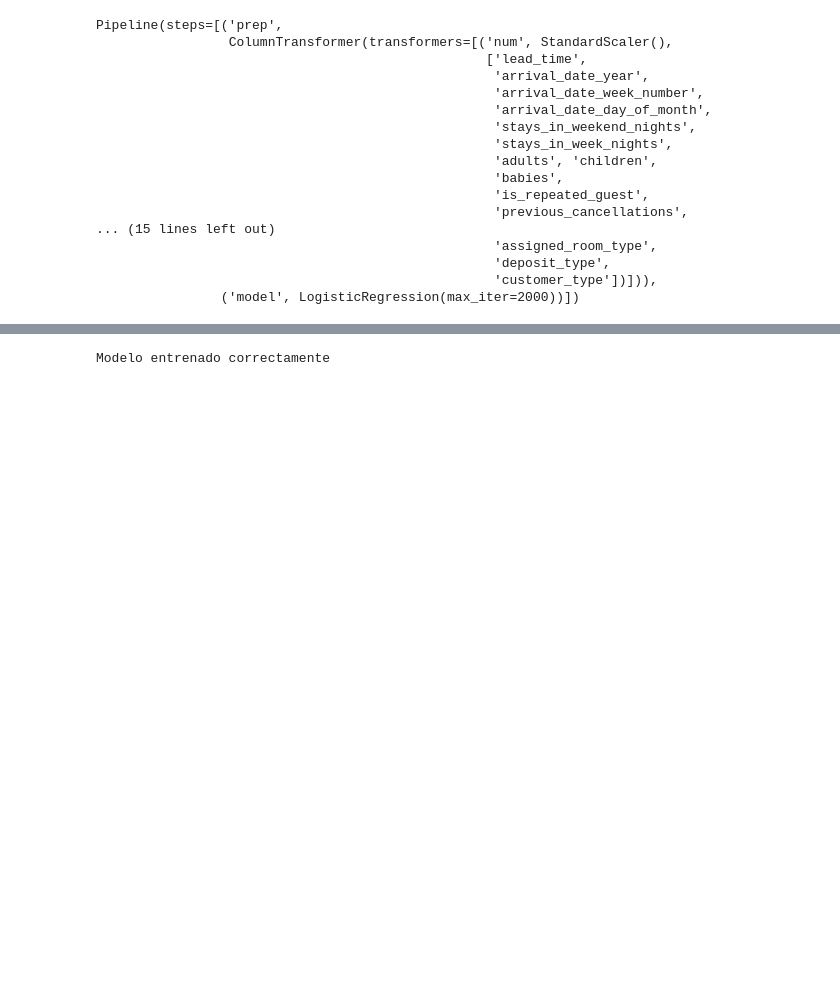
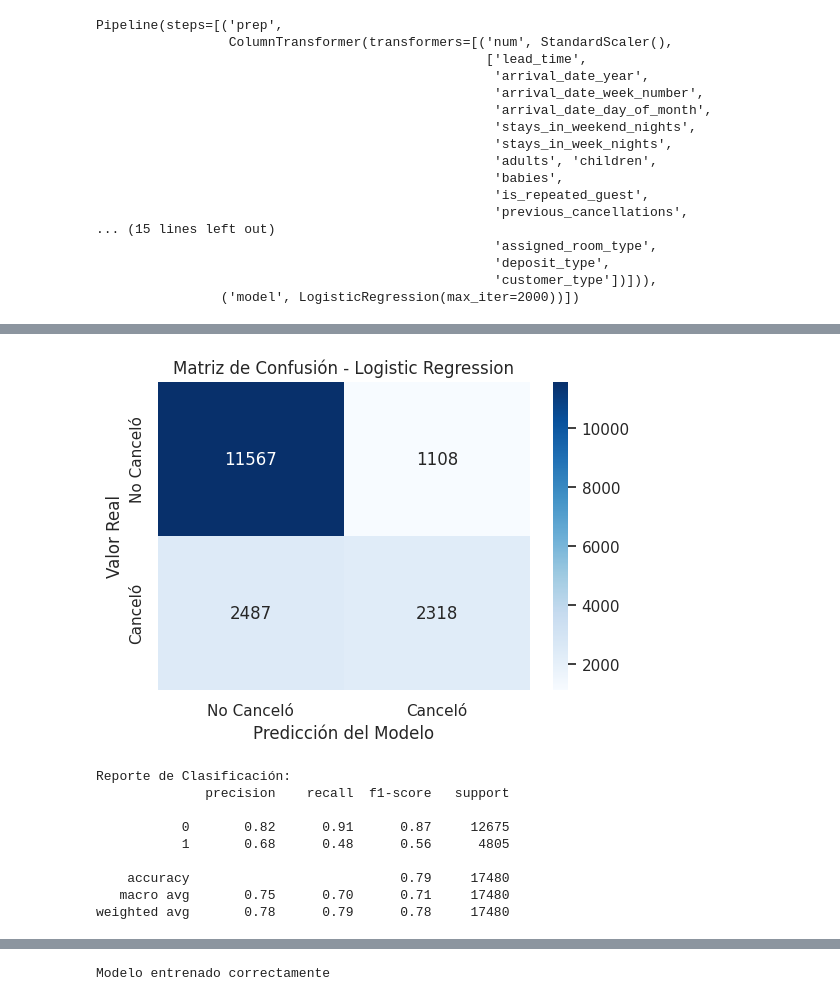
Before and after one commit to prvallejoz/ejercicio3-mcib-b, a Jupyter notebook: TAREA_3_GRUPO_7.ipynb, the cells around one changed output, grey strips where cells are left out. Cells and saved outputs as stored; diff of their text form; code cells hidden in the pictures; blank space fills up the shorter version.

```diff
--- a/TAREA_3_GRUPO_7.ipynb
+++ b/TAREA_3_GRUPO_7.ipynb
@@ -496,0 +503,45 @@ weighted avg       0.78      0.79      0.78     17480
+# %%
+# ==========================================
+# BLOQUE 6. EVALUACIÓN LOGISTIC REGRESSION
+# ==========================================
+
+from sklearn.metrics import classification_report, confusion_matrix, ConfusionMatrixDisplay
+import matplotlib.pyplot as plt
+import seaborn as sns
+
+# Predicciones
+pred_lr = lr_model.predict(X_test)
+
+# Matriz de confusión numérica
+cm = confusion_matrix(y_test, pred_lr)
+
+# Visualización
+plt.figure(figsize=(6,4))
+sns.heatmap(
+    cm,
+    annot=True,
+    fmt='d',
+    cmap='Blues',
+    xticklabels=['No Canceló', 'Canceló'],
+    yticklabels=['No Canceló', 'Canceló']
+)
+
+plt.title("Matriz de Confusión - Logistic Regression")
+plt.xlabel("Predicción del Modelo")
+plt.ylabel("Valor Real")
+plt.show()
+
+# Reporte de clasificación
+print("Reporte de Clasificación:")
+print(classification_report(y_test, pred_lr))
+# %% [output]
+[figure, added]
+Reporte de Clasificación:
+              precision    recall  f1-score   support
+
+           0       0.82      0.91      0.87     12675
+           1       0.68      0.48      0.56      4805
+
+    accuracy                           0.79     17480
+   macro avg       0.75      0.70      0.71     17480
+weighted avg       0.78      0.79      0.78     17480
```
Also changed, not shown: parts of 14 cells of this notebook.
